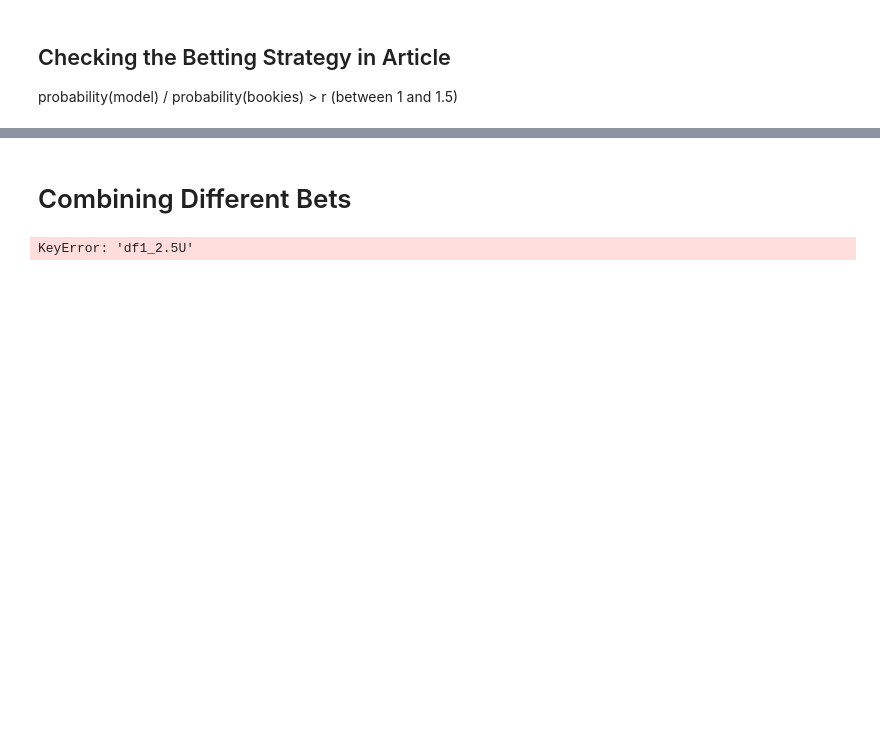
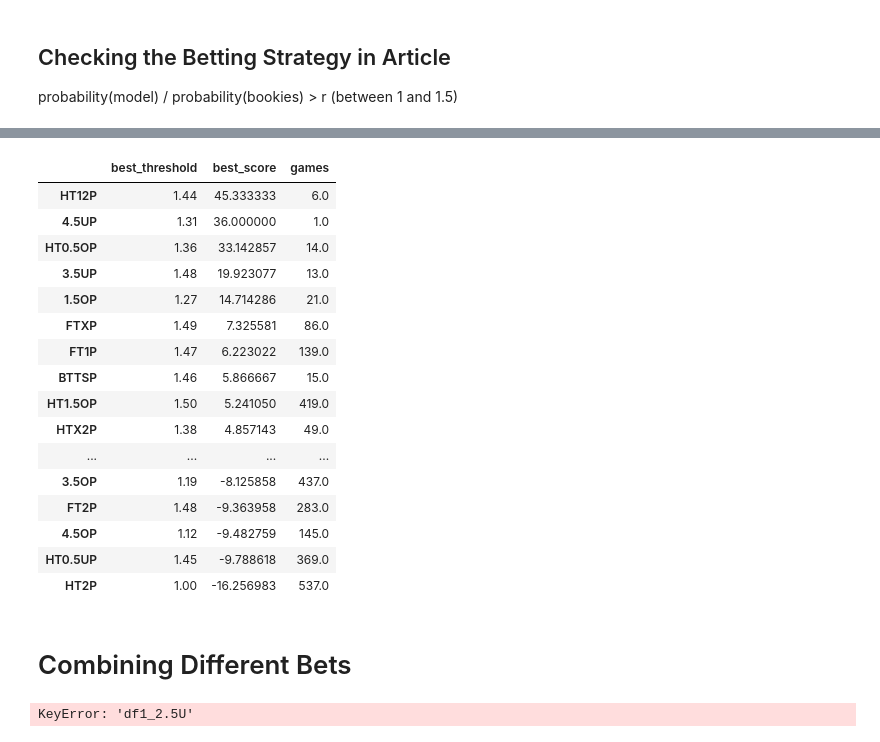
Before and after one commit to musayevf/Dixon_Coles_2025, a Jupyter notebook: Comparer.ipynb, the cells around one changed output, grey strips where cells are left out. Saved outputs shown, nothing was run; the diff lists cells and outputs as text; code cells hidden in the pictures; blank space fills up the shorter version.

```diff
--- a/Comparer.ipynb
+++ b/Comparer.ipynb
@@ -905,11 +905,3 @@ Profit: -149.59 ROI: -3.84%
 ## Checking the Betting Strategy in Article
 
 probability(model) / probability(bookies) > r (between 1 and 1.5)
-# %%
-# Step 1: Compute r values and store in new columns
-for col1, col2 in zip(predictions, odds):
-    final_df_unique[f'{col1}_r'] = (final_df_unique[col1] / 100) / (1 / final_df_unique[col2])
-
-fulltime = final_df_unique[(final_df_unique['FT1_x_r'] > 1.45) & (final_df_unique['FT1P'] >= 0)]
-print(sum(fulltime['FT1P']) - len(fulltime))
-fulltime.tail()
@@ -924,3 +908,75 @@ fulltime.tail()
+# %%
+def find_best_threshold_for_column(df, r_col, p_col, start=1.0, stop=1.5, step=0.01):
+    """
+    For a given r column and probability column in df, loop through thresholds
+    from start to stop (inclusive) in step increments. Compute the score for each threshold,
+    and return the threshold that gives the maximum score along with that score.
+
+    Score is defined as:
+      (sum(probabilities) - count(probabilities)) / count(probabilities) * 100
+    """
+    best_score = -np.inf
+    best_threshold = None
+    # Create thresholds from start to stop inclusive
+    for thr in np.arange(start, stop + step, step):
+        # Filter the rows based on the current threshold and probability condition
+        subset = df[(df[r_col] > thr) & (df[p_col] >= 0)]
+        if len(subset) == 0:
+            continue  # skip if no data for this threshold
+        # Convert probability values from percentage to decimals by dividing by 100.
+        score = ((subset[p_col]).sum() - len(subset)) / len(subset) * 100
+        if score > best_score:
+            best_score = score
+            best_threshold = thr
+            games = len(subset)
+    return best_threshold, best_score, games
+
+# Step 1: Compute r score columns (if not already computed)
+for pred, odd in zip(predictions, odds):
+    r_col = f'{pred}_r'
+    final_df_unique[r_col] = (final_df_unique[pred] / 100) / (1 / final_df_unique[odd])
+
+# Dictionary to store the best threshold and score for each column
+results = {}
+
+for prof, pred in zip(profit, predictions):
+    r_col = f'{pred}_r'
+    # profit column is taken directly from the profit list.
+    profit_col = prof
+
+    # Optional: check if columns exist
+    if r_col not in final_df_unique.columns:
+        print(f"Column {r_col} not found, skipping.")
+        continue
+    if profit_col not in final_df_unique.columns:
+        print(f"Column {profit_col} not found, skipping.")
+        continue
+
+    best_thr, best_score, games = find_best_threshold_for_column(final_df_unique, r_col, profit_col)
+    results[prof] = {'best_threshold': best_thr, 'best_score': best_score, 'games': games}
+
+# Convert the results dictionary to a DataFrame for viewing.
+results_df = pd.DataFrame(results).T
+results_df = results_df.sort_values(by="best_score", ascending=False)
+results_df
+# %% [output]
+|  | best_threshold | best_score | games |
+| HT12P | 1.44 | 45.333333 | 6.0 |
+| 4.5UP | 1.31 | 36.000000 | 1.0 |
+| HT0.5OP | 1.36 | 33.142857 | 14.0 |
+| 3.5UP | 1.48 | 19.923077 | 13.0 |
+| 1.5OP | 1.27 | 14.714286 | 21.0 |
+| FTXP | 1.49 | 7.325581 | 86.0 |
+| FT1P | 1.47 | 6.223022 | 139.0 |
+| BTTSP | 1.46 | 5.866667 | 15.0 |
+| HT1.5OP | 1.50 | 5.241050 | 419.0 |
+| HTX2P | 1.38 | 4.857143 | 49.0 |
+| ... | ... | ... | ... |
+| 3.5OP | 1.19 | -8.125858 | 437.0 |
+| FT2P | 1.48 | -9.363958 | 283.0 |
+| 4.5OP | 1.12 | -9.482759 | 145.0 |
+| HT0.5UP | 1.45 | -9.788618 | 369.0 |
+| HT2P | 1.00 | -16.256983 | 537.0 |
 # %% [markdown]
 # Combining Different Bets
 # %%
```
Also changed, not shown: parts of 12 cells of this notebook, 2 other files.
